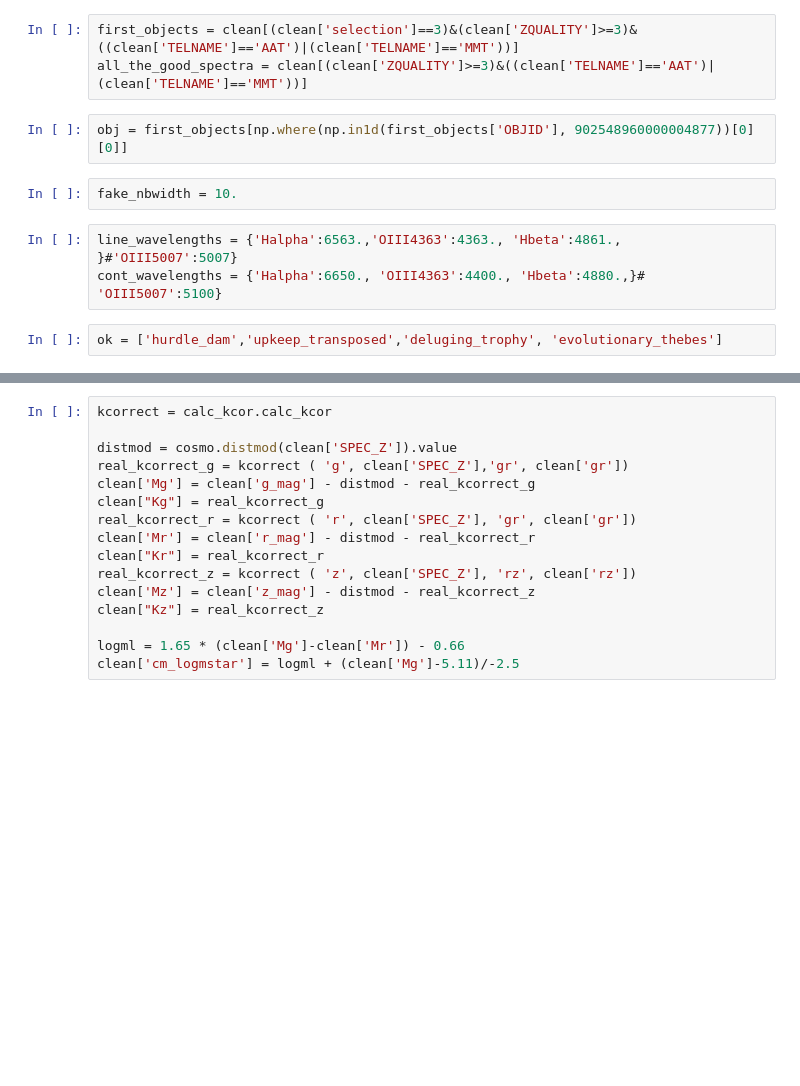
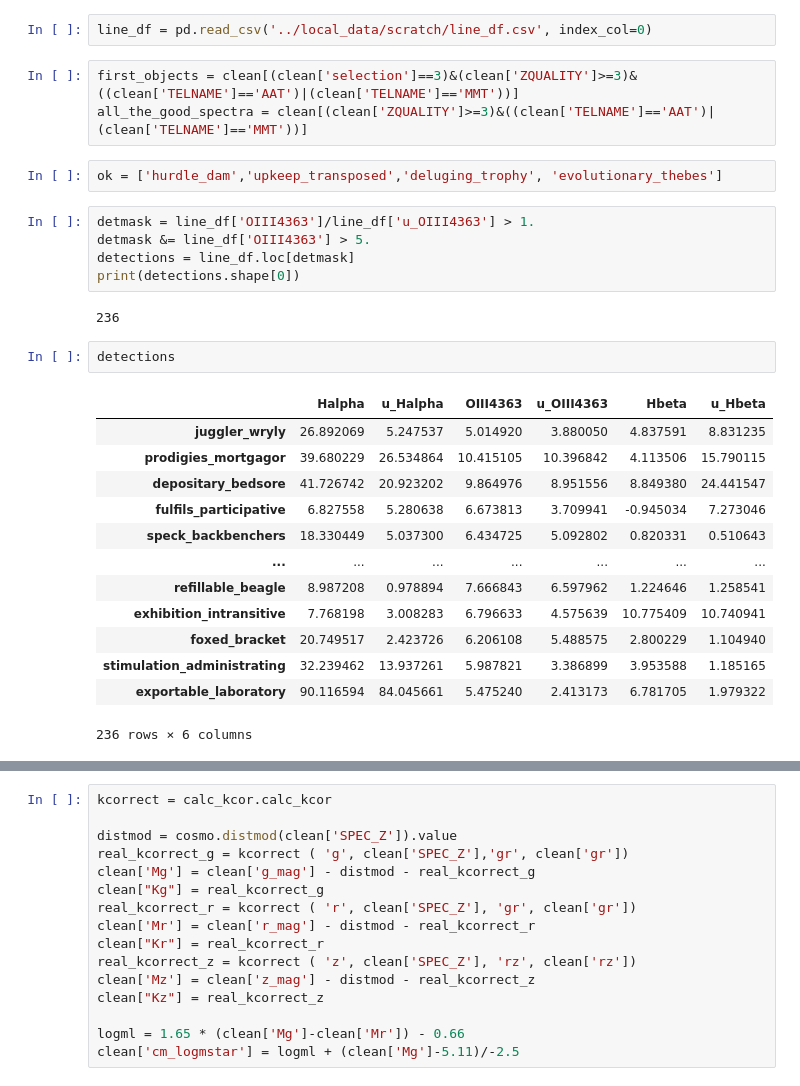
Before and after one commit to ekadofong/SAGAbg, a Jupyter notebook: notebooks/test_get_spectra.ipynb, the cells around one changed output, grey strips where cells are left out. Saved outputs shown, nothing was run; the diff lists cells and outputs as text; blank space fills up the shorter version.

```diff
--- a/notebooks/test_get_spectra.ipynb
+++ b/notebooks/test_get_spectra.ipynb
@@ -61,12 +63,30 @@ clean.add_index('wordid')
+# %%
+line_df = pd.read_csv('../local_data/scratch/line_df.csv', index_col=0)
 # %%
 first_objects = clean[(clean['selection']==3)&(clean['ZQUALITY']>=3)&((clean['TELNAME']=='AAT')|(clean['TELNAME']=='MMT'))]
 all_the_good_spectra = clean[(clean['ZQUALITY']>=3)&((clean['TELNAME']=='AAT')|(clean['TELNAME']=='MMT'))]
-# %%
-obj = first_objects[np.where(np.in1d(first_objects['OBJID'], 902548960000004877))[0][0]]
-# %%
-fake_nbwidth = 10.
-# %%
-line_wavelengths = {'Halpha':6563.,'OIII4363':4363., 'Hbeta':4861., }#'OIII5007':5007}
-cont_wavelengths = {'Halpha':6650., 'OIII4363':4400., 'Hbeta':4880.,}# 'OIII5007':5100}
 # %%
 ok = ['hurdle_dam','upkeep_transposed','deluging_trophy', 'evolutionary_thebes']
+# %%
+detmask = line_df['OIII4363']/line_df['u_OIII4363'] > 1.
+detmask &= line_df['OIII4363'] > 5.
+detections = line_df.loc[detmask]
+print(detections.shape[0])
+# %% [output]
+236
+# %%
+detections
+# %% [output]
+|  | Halpha | u_Halpha | OIII4363 | u_OIII4363 | Hbeta | u_Hbeta |
+| juggler_wryly | 26.892069 | 5.247537 | 5.014920 | 3.880050 | 4.837591 | 8.831235 |
+| prodigies_mortgagor | 39.680229 | 26.534864 | 10.415105 | 10.396842 | 4.113506 | 15.790115 |
+| depositary_bedsore | 41.726742 | 20.923202 | 9.864976 | 8.951556 | 8.849380 | 24.441547 |
+| fulfils_participative | 6.827558 | 5.280638 | 6.673813 | 3.709941 | -0.945034 | 7.273046 |
+| speck_backbenchers | 18.330449 | 5.037300 | 6.434725 | 5.092802 | 0.820331 | 0.510643 |
+| ... | ... | ... | ... | ... | ... | ... |
+| refillable_beagle | 8.987208 | 0.978894 | 7.666843 | 6.597962 | 1.224646 | 1.258541 |
+| exhibition_intransitive | 7.768198 | 3.008283 | 6.796633 | 4.575639 | 10.775409 | 10.740941 |
+| foxed_bracket | 20.749517 | 2.423726 | 6.206108 | 5.488575 | 2.800229 | 1.104940 |
+| stimulation_administrating | 32.239462 | 13.937261 | 5.987821 | 3.386899 | 3.953588 | 1.185165 |
+| exportable_laboratory | 90.116594 | 84.045661 | 5.475240 | 2.413173 | 6.781705 | 1.979322 |
+236 rows × 6 columns
```
Also changed, not shown: parts of 14 cells of this notebook, 6 other files.
